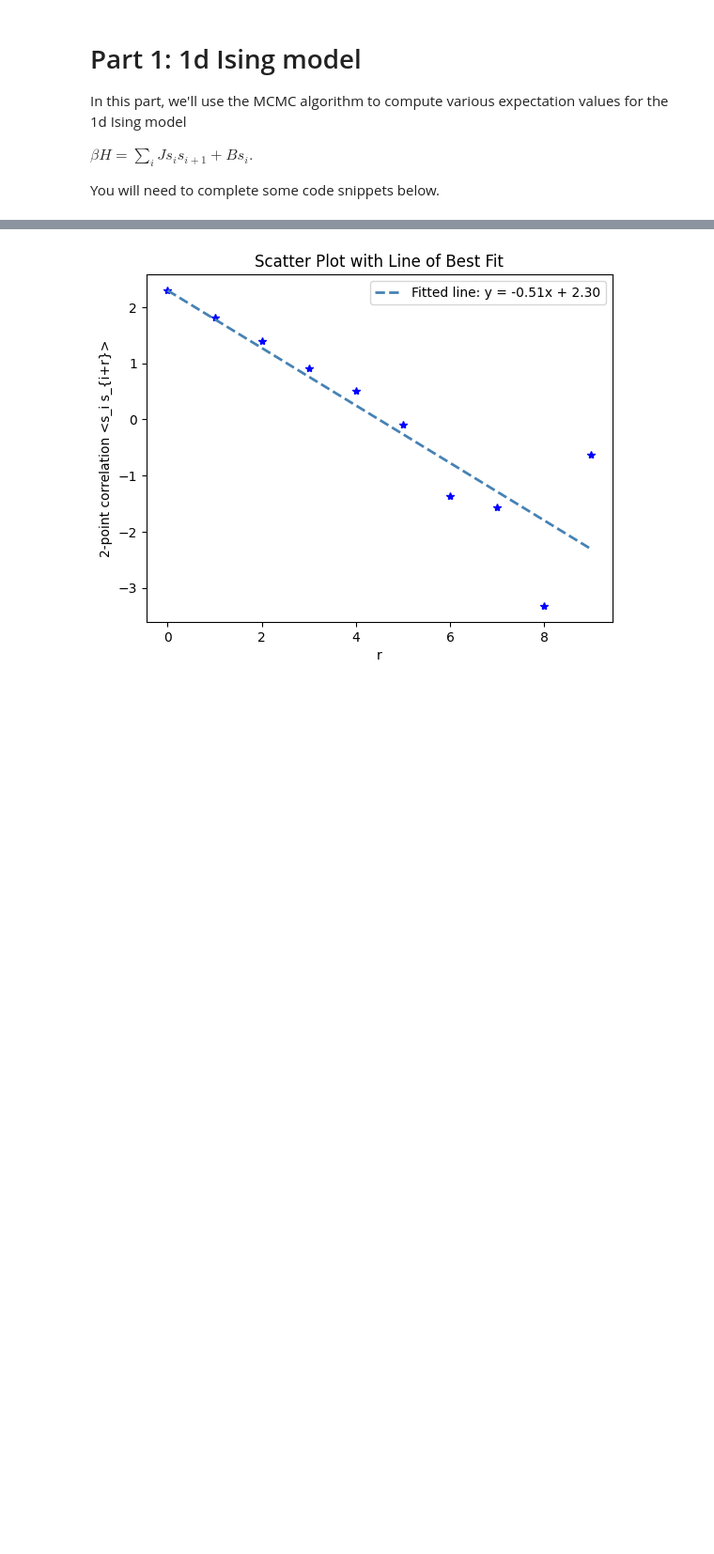
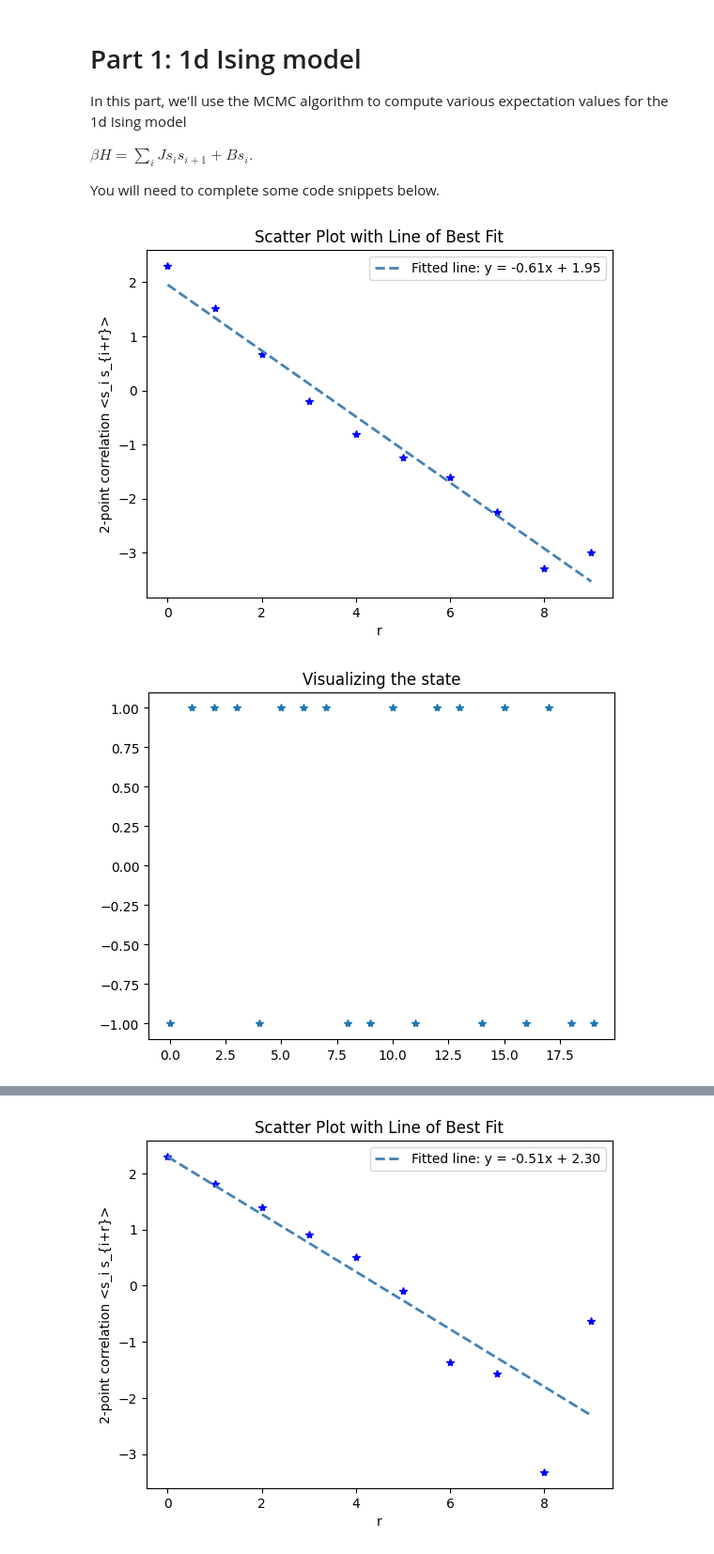
Before and after one commit to HannaKarwowska/PSI-Numerical-Methods-2026-Tutorial-4, a Jupyter notebook: NM_T4.ipynb, the cells around one changed output, grey strips where cells are left out. Shown at 94% size. Cells and saved outputs as stored; diff of their text form; code cells hidden in the pictures; blank space fills up the shorter version.

```diff
--- a/NM_T4.ipynb
+++ b/NM_T4.ipynb
@@ -25,7 +25,8 @@ You will need to complete some code snippets below.
 
 def Ising1dMCMC(L,J,B,steps,burn_time,num_points):
 
-  s = #### INSERT CODE SNIPPET 1 HERE
+  s = 2 * np.random.randint(0, 2, size=L) - 1
+  #### INSERT CODE SNIPPET 1 HERE
   # Construct a random spin state (an array of size L containing random integers 0 or 1 with equal probability)
 
   Avg_magnetization = 0.0 # stores the average magnetization
@@ -49,7 +50,21 @@ def Ising1dMCMC(L,J,B,steps,burn_time,num_points):
     s_new = s.copy(); # make a copy of the spin state (Important!)
     s_new[flip_x] = -1*s[flip_x]; # flip the spin
 
-    AR = #  #### INSERT CODE SNIPPET 2 HERE
+    #dE = H_new - H_old
+    H_new = 0
+    H_old = 0
+
+    for k in range(L):
+      if k == L-1:
+         H_new += J*s[k] * s[0] + B*s[k]
+         H_old += J*s_new[k] * s_new[0] + B*s_new[k]
+      else:
+         H_new += J*s[k] * s[k+1] + B*s[k]
+         H_old += J*s_new[k] * s_new[k+1] + B*s_new[k]
+
+    dE = H_new - H_old
+    AR = np.exp(dE)
+    #  #### INSERT CODE SNIPPET 2 HERE
     # AR stores the relative probability of the flipped spin state and the original state.
     #(If the energy difference is dE, this probability is exp(\beta * dE) )
     # Note: be careful about boundary conditions while defining your arrays! We are assuming periodic boundary conditions.
@@ -58,7 +73,8 @@ def Ising1dMCMC(L,J,B,steps,burn_time,num_points):
 
 
     # #### INSERT CODE SNIPPET 2 HERE Write the update condition in terms of AR (calculated above) and the uniform random number u
-    if ------:
+    if AR > u:
+       s = s_new
 
 
     # If burn time is elapsed, use the state stored in 's' to compute avg magnetization and 2-point correlation functions
@@ -78,10 +94,10 @@ def main():
 
   # Initialize parameters
   L = 20;
-  J = 1.;
-  B = 1;
-  steps = 50000;
-  burn_time = 25000;
+  J = 0.5;
+  B = 0;
+  steps = 500000;
+  burn_time = 250000;
   num_points = 10;
   TwoPointCorrelations1d = np.zeros(num_points);
   xvals = np.arange(num_points);
@@ -97,30 +113,33 @@ def main():
   # Now plot the results. We'll make 2 plots:
   # 1: Plot 2-point CF vs time
   plt.figure(1)
   plt.plot(xvals,np.log(np.abs(TwoPointCorrelations1d)),'b*');
   # Calculate the line of best fit parameters (slope 'm', intercept 'b')
   # The degree of the polynomial is set to 1 for a straight line
   m, b = np.polyfit(xvals,np.log(np.abs(TwoPointCorrelations1d)), 1)
 
   # 3. Create the y-values for the fitted line
   # This can be done by calculating m*x + b for the x-values
   y_fitted = m * xvals + b
 
   # 4. Plot the original scatter points and the fitted line
 
   plt.plot(xvals, y_fitted, color='steelblue', linestyle='--', linewidth=2, label=f'Fitted line: y = {m:.2f}x + {b:.2f}')
 
   # Add labels, title, and a legend
   plt.title("Scatter Plot with Line of Best Fit")
   plt.xlabel("r")
   plt.ylabel("2-point correlation <s_i s_{i+r}>")
   plt.legend()
 
   # 2: Plot the final spin state
   plt.figure(2)
   plt.plot(svals,'*');
   plt.title("Visualizing the state")
   plt.show()
 
 if __name__ == "__main__":
     main()
+# %% [output]
+[figure, added]
+[figure, added]
```
Also changed, not shown: parts of 3 cells of this notebook.
